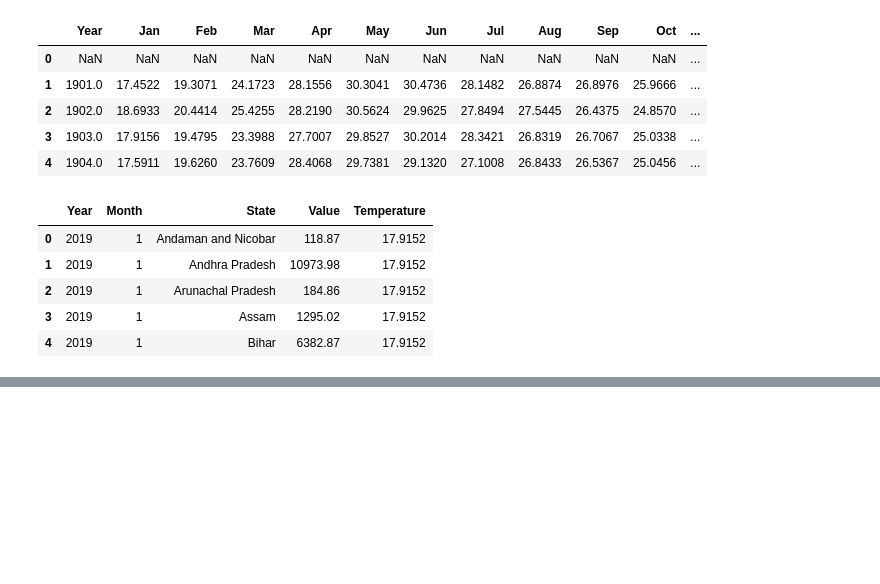
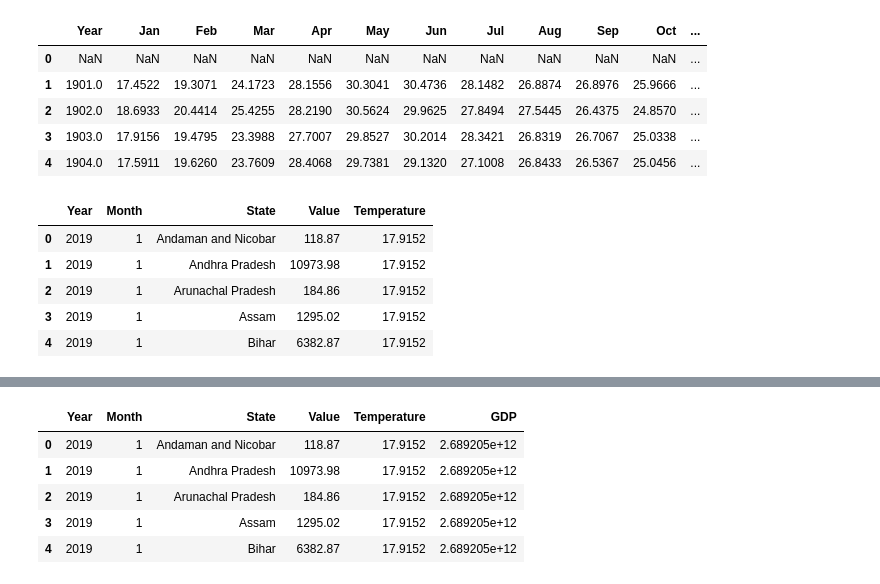
Before and after one commit to bodh1507/Energy-Demand-Forecasting, a Jupyter notebook: data_preprocessing.ipynb, the cells around one changed output, grey strips where cells are left out. Saved outputs shown, nothing was run; the diff lists cells and outputs as text; code cells hidden in the pictures; blank space fills up the shorter version.

```diff
--- a/data_preprocessing.ipynb
+++ b/data_preprocessing.ipynb
@@ -259,0 +274,40 @@ files.download('merged_electricity_temperature_data.csv')
+# %%
+# Load df3 again, specifying header=2 to correctly interpret column names
+df3_gdp = pd.read_excel("gdp.xls", header=3)
+
+# Filter for India and the specific indicator 'GDP (constant 2015 US$)'
+india_gdp = df3_gdp[ (df3_gdp['Country Name'] == 'India') &
+                     (df3_gdp['Indicator Name'] == 'GDP (constant 2015 US$)')
+                   ].copy()
+
+# Select only the relevant year columns and 'Country Name'
+years = [str(year) for year in range(2019, 2025)]
+india_gdp = india_gdp[['Country Name'] + years]
+
+# Melt the DataFrame to transform year columns into rows
+india_gdp_melted = india_gdp.melt(id_vars=['Country Name'],
+                                 var_name='Year',
+                                 value_name='GDP')
+
+# Convert 'Year' to integer and 'GDP' to numeric
+india_gdp_melted['Year'] = pd.to_numeric(india_gdp_melted['Year'], errors='coerce').astype(int)
+india_gdp_melted['GDP'] = pd.to_numeric(india_gdp_melted['GDP'], errors='coerce')
+
+# Select relevant columns for merging
+gdp_final = india_gdp_melted[['Year', 'GDP']].copy()
+
+# Merge df_merged with gdp_final on 'Year'
+df_merged_with_gdp = pd.merge(df_merged,
+                              gdp_final,
+                              on='Year',
+                              how='left')
+
+# Display the first few rows of the updated merged DataFrame
+display(df_merged_with_gdp.head())
+# %% [output]
+|  | Year | Month | State | Value | Temperature | GDP |
+| 0 | 2019 | 1 | Andaman and Nicobar | 118.87 | 17.9152 | 2.689205e+12 |
+| 1 | 2019 | 1 | Andhra Pradesh | 10973.98 | 17.9152 | 2.689205e+12 |
+| 2 | 2019 | 1 | Arunachal Pradesh | 184.86 | 17.9152 | 2.689205e+12 |
+| 3 | 2019 | 1 | Assam | 1295.02 | 17.9152 | 2.689205e+12 |
+| 4 | 2019 | 1 | Bihar | 6382.87 | 17.9152 | 2.689205e+12 |
```
Also changed, not shown: parts of 2 cells of this notebook.
